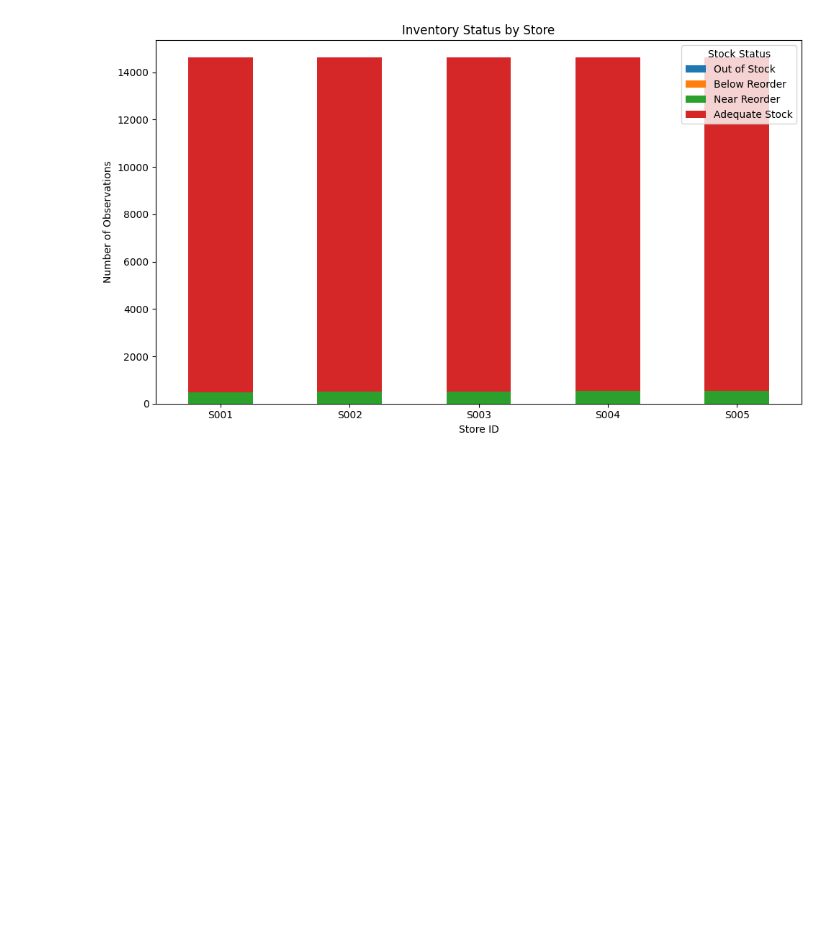
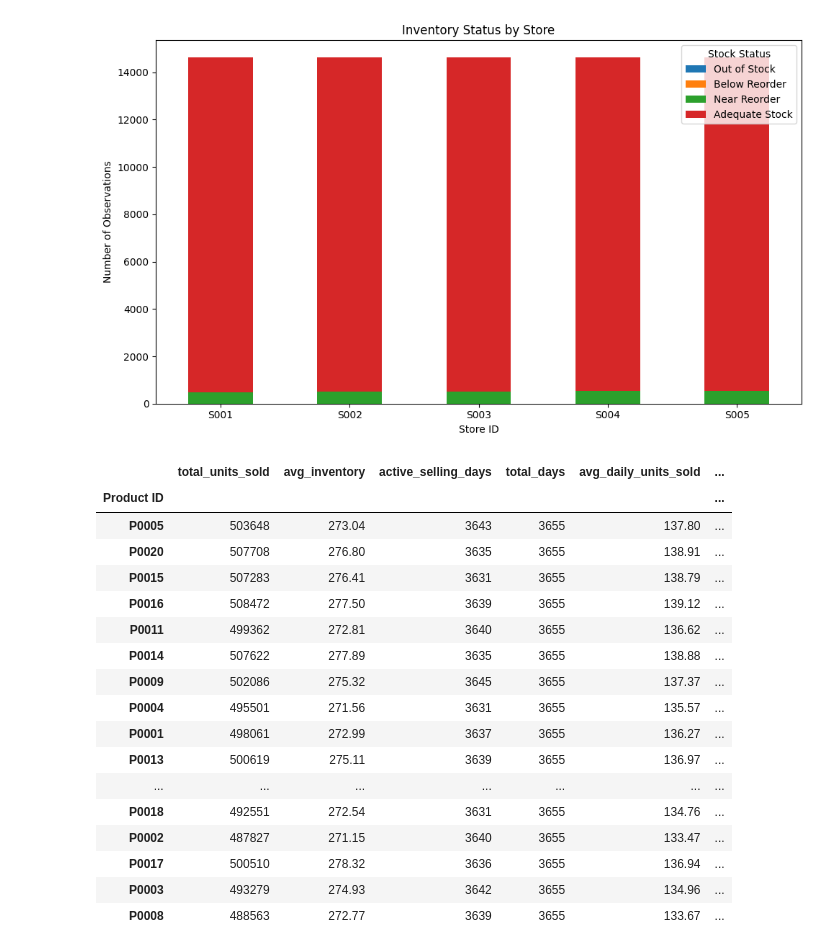
Before and after one commit to gogoi-anuraj/retail_inventory_analytics, a Jupyter notebook: notebook/analysis.ipynb, the cells around one changed output. Cells and saved outputs as stored; diff of their text form; code cells hidden in the pictures; blank space fills up the shorter version.

```diff
--- a/notebook/analysis.ipynb
+++ b/notebook/analysis.ipynb
@@ -1245,3 +1245,58 @@ plt.tight_layout()
 plt.show()
 # %% [output]
 [figure]
+# %%
+# Product Movement Metrics
+
+product_movement = (
+    df.groupby("Product ID")
+      .agg(
+          total_units_sold=("Units Sold", "sum"),
+          avg_inventory=("Inventory Level", "mean"),
+          active_selling_days=("Units Sold", lambda x: (x > 0).sum()),
+          total_days=("Units Sold", "size")
+      )
+)
+
+product_movement["avg_daily_units_sold"] = (
+    product_movement["total_units_sold"] / product_movement["total_days"]
+)
+
+product_movement["inventory_turnover_proxy"] = (
+    product_movement["total_units_sold"]
+    / (product_movement["avg_inventory"] * product_movement["total_days"])
+)
+
+# Low-inventory risk rate, consistent with the Understocked definition used earlier
+low_inv_risk = (
+    df.assign(low_inventory_risk=lambda x: x["Inventory Level"] < x["Demand Forecast"])
+      .groupby("Product ID")["low_inventory_risk"]
+      .mean() * 100
+)
+
+product_movement["low_inventory_risk_rate"] = low_inv_risk
+
+product_movement = product_movement.round(3).sort_values(
+    "inventory_turnover_proxy", ascending=False
+)
+
+product_movement
+# %% [output]
+|  | total_units_sold | avg_inventory | active_selling_days | total_days | avg_daily_units_sold | ... |
+| Product ID |  |  |  |  |  | ... |
+| P0005 | 503648 | 273.04 | 3643 | 3655 | 137.80 | ... |
+| P0020 | 507708 | 276.80 | 3635 | 3655 | 138.91 | ... |
+| P0015 | 507283 | 276.41 | 3631 | 3655 | 138.79 | ... |
+| P0016 | 508472 | 277.50 | 3639 | 3655 | 139.12 | ... |
+| P0011 | 499362 | 272.81 | 3640 | 3655 | 136.62 | ... |
+| P0014 | 507622 | 277.89 | 3635 | 3655 | 138.88 | ... |
+| P0009 | 502086 | 275.32 | 3645 | 3655 | 137.37 | ... |
+| P0004 | 495501 | 271.56 | 3631 | 3655 | 135.57 | ... |
+| P0001 | 498061 | 272.99 | 3637 | 3655 | 136.27 | ... |
+| P0013 | 500619 | 275.11 | 3639 | 3655 | 136.97 | ... |
+| ... | ... | ... | ... | ... | ... | ... |
+| P0018 | 492551 | 272.54 | 3631 | 3655 | 134.76 | ... |
+| P0002 | 487827 | 271.15 | 3640 | 3655 | 133.47 | ... |
+| P0017 | 500510 | 278.32 | 3636 | 3655 | 136.94 | ... |
+| P0003 | 493279 | 274.93 | 3642 | 3655 | 134.96 | ... |
+| P0008 | 488563 | 272.77 | 3639 | 3655 | 133.67 | ... |
```
Also changed, not shown: parts of 7 cells of this notebook, 14 other files.
